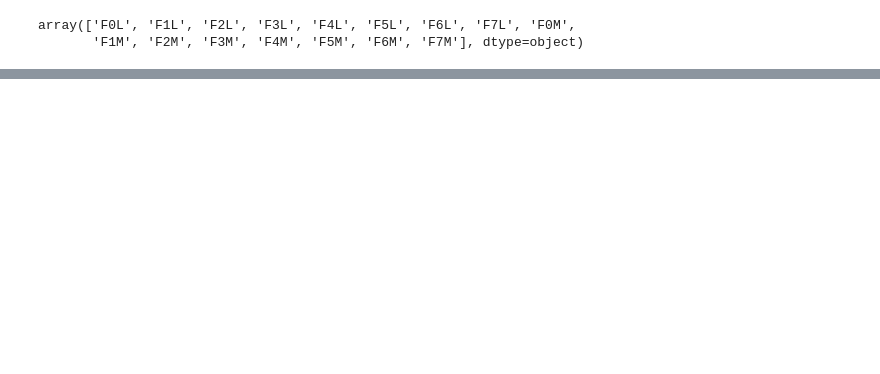
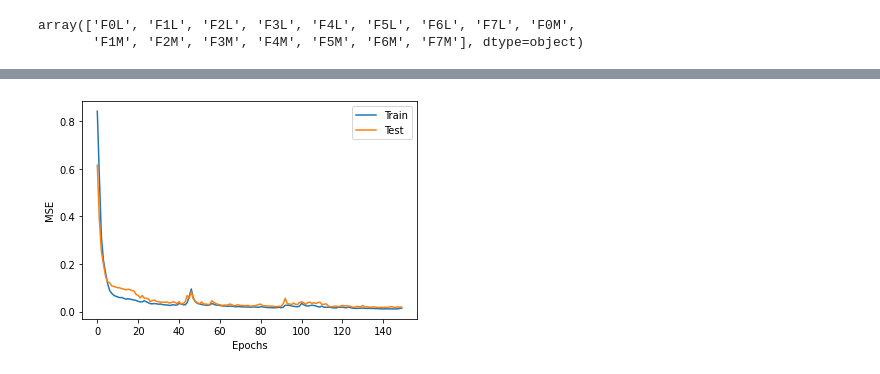
Before and after one commit to yasinahmadpoor/FaultDiagnosis, a Jupyter notebook: PanelFaultDiagnosis/AutoEncoder_Both_SolarPanel.ipynb, the cells around one changed output, grey strips where cells are left out. Drawn from its saved outputs; the diff is of its cells as text; code cells hidden in the pictures; blank space fills up the shorter version.

```diff
--- a/PanelFaultDiagnosis/AutoEncoder_Both_SolarPanel.ipynb
+++ b/PanelFaultDiagnosis/AutoEncoder_Both_SolarPanel.ipynb
@@ -54,0 +66,2 @@ array(['F0L', 'F1L', 'F2L', 'F3L', 'F4L', 'F5L', 'F6L', 'F7L', 'F0M',
+# %%
+X_sc_train, X_sc_test,y_train,y_test,scaler = split_transform(df,split_ratio=0.01)
@@ -54,0 +87,3 @@ array(['F0L', 'F1L', 'F2L', 'F3L', 'F4L', 'F5L', 'F6L', 'F7L', 'F0M',
+# %%
+n_inputs=X_sc_train.shape[1]
+n_inputs
@@ -54,0 +140,15 @@ array(['F0L', 'F1L', 'F2L', 'F3L', 'F4L', 'F5L', 'F6L', 'F7L', 'F0M',
+# %%
+# clear the previous model (if any model is run before)
+tf.keras.backend.clear_session()
+
+# fit the autoencoder model to reconstruct input
+# Note: in this model our inout and output are X_sc_train. we don't predict y_train but we predict X_sc_train.
+history = model.fit(X_sc_train, X_sc_train, epochs=150, batch_size=2000, verbose=2, validation_data=(X_sc_test,X_sc_test),shuffle=True)
+#After training, we can plot the learning curves for the train and test sets to confirm the model learned the reconstruction problem well.
+
+# we use weights of Autoencoder for encoder model.
+# define an encoder model (without the decoder)
+encoder = Model(inputs=visible, outputs=bottleneck)
+
+# save the encoder to file
+encoder.save(r'/content/drive/MyDrive/Colab Notebooks/Github/FaultDiagnosis/PanelFaultDiagnosis/Trained_models/Encoder.h5')
@@ -54,0 +174,9 @@ array(['F0L', 'F1L', 'F2L', 'F3L', 'F4L', 'F5L', 'F6L', 'F7L', 'F0M',
+# %%
+plt.plot(history.history['loss'], label='Train')
+plt.plot(history.history['val_loss'], label='Test')
+plt.xlabel("Epochs")
+plt.ylabel("MSE")
+plt.legend()
+plt.show()
+# %% [output]
+[figure, added]
```
Also changed, not shown: parts of 18 cells of this notebook, 2 other files.
